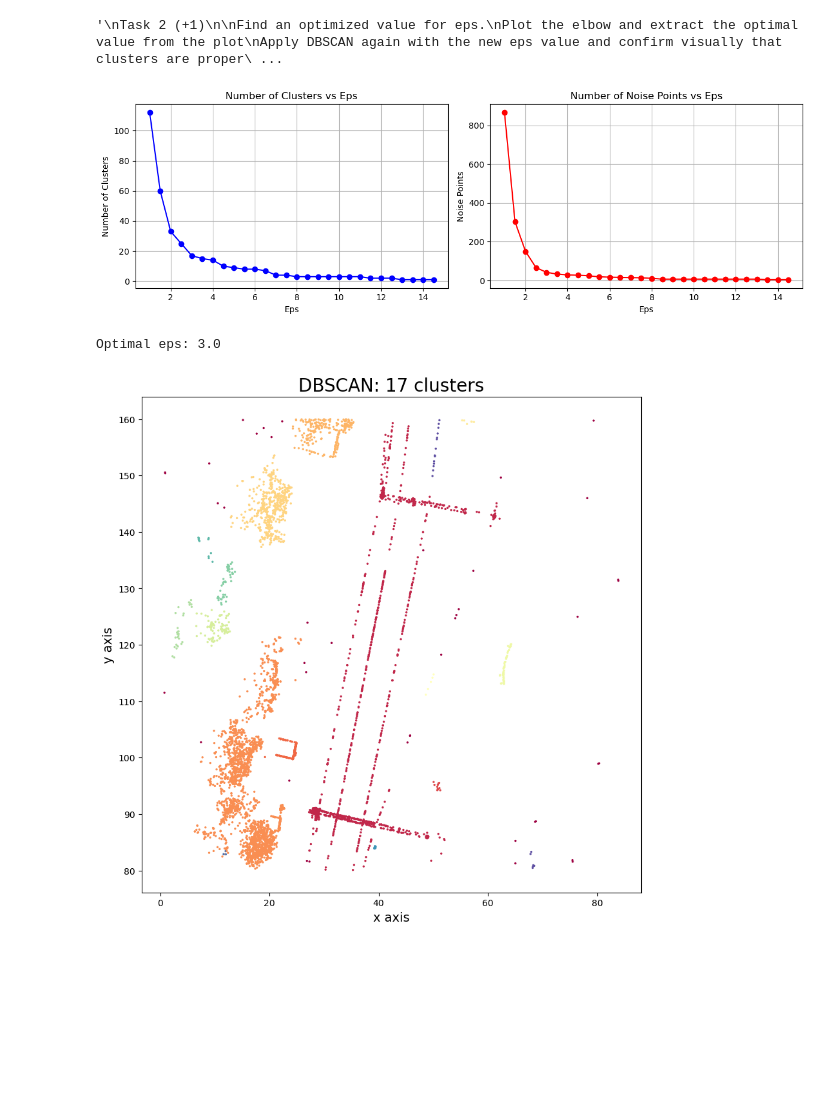
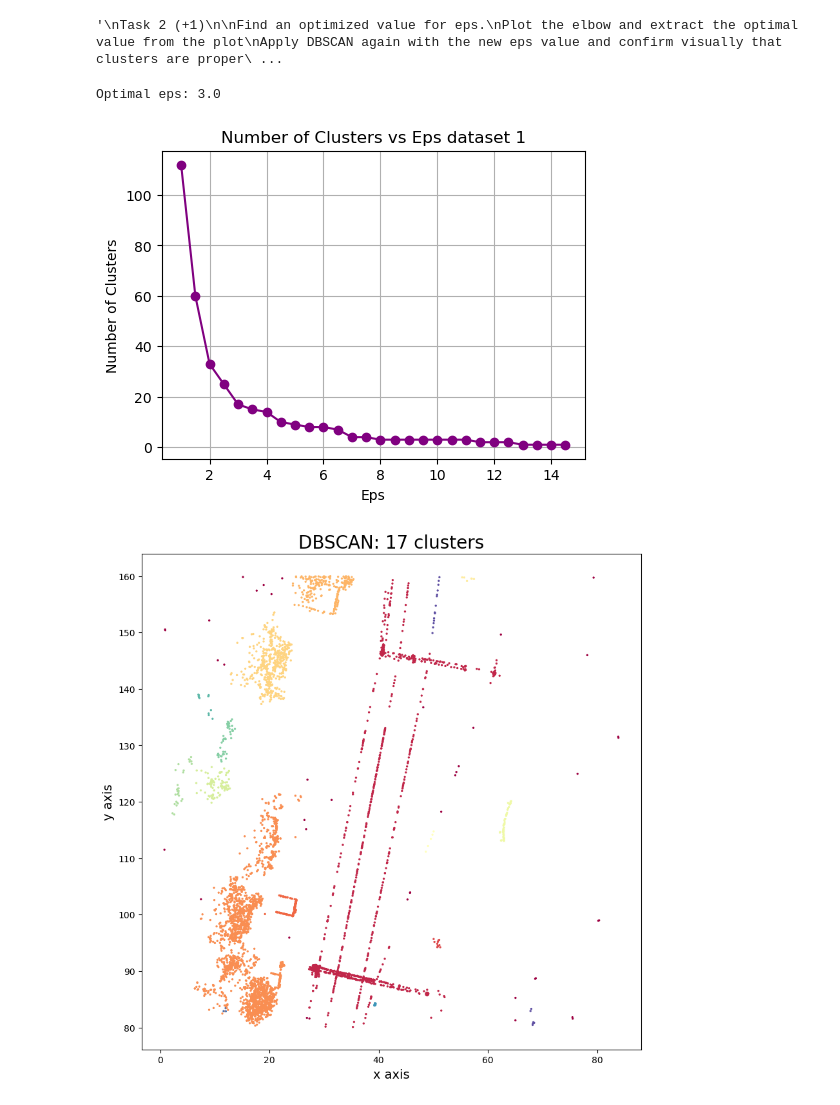
Before and after one commit to Atefeh-Mirzabeigi/LiDAR-Point-Cloud-Processing, a Jupyter notebook: Lidar_assignment-1/share.ipynb, the cells around one changed output. Drawn from its saved outputs; the diff is of its cells as text; code cells hidden in the pictures; blank space fills up the shorter version.

```diff
--- a/Lidar_assignment-1/share2.ipynb
+++ b/Lidar_assignment-1/share.ipynb
@@ -212,32 +212,22 @@ Add the cluster plots to your github project Readme
 # %%
 eps_values = np.arange(1,15,0.5)
 cluster_counts = []
-noise_counts = []
 for eps in eps_values:
     clustering = DBSCAN(eps = eps, min_samples=5).fit(pcd_above_ground)
     clusters = len(set(clustering.labels_)) - (1 if -1 in clustering.labels_ else 0)
     cluster_counts.append(clusters)
-    noise = list(clustering.labels_).count(-1)
-    noise_counts.append(noise)
+
+# noise = list(clustering.labels_).count(-1)
+
 
 plt.figure(figsize=(12, 4))
 
 plt.subplot(1, 2, 1)
-plt.plot(eps_values, cluster_counts, 'b-o')
-plt.title('Number of Clusters vs Eps')
+plt.plot(eps_values, cluster_counts, 'b-o',c='purple')
+plt.title('Number of Clusters vs Eps dataset 1')
 plt.xlabel('Eps')
 plt.ylabel('Number of Clusters')
 plt.grid(True)
-
-plt.subplot(1, 2, 2)
-plt.plot(eps_values, noise_counts, 'r-o')
-plt.title('Number of Noise Points vs Eps')
-plt.xlabel('Eps')
-plt.ylabel('Noise Points')
-plt.grid(True)
-
-plt.tight_layout()
-plt.show()
 
 
 def find_elbow_distance_method(eps_values, cluster_counts):
@@ -255,35 +245,35 @@ def find_elbow_distance_method(eps_values, cluster_counts):
     elbow_index = np.argmax(distances)
     return eps_values[elbow_index]
 
 
 optimal_eps = find_elbow_distance_method(eps_values, cluster_counts)
 print(f"Optimal eps: {optimal_eps}")
 
 unoptimal_eps = 3
 # find the elbow
 clustering = DBSCAN(eps = unoptimal_eps, min_samples=5).fit(pcd_above_ground)
 
 #%%
 clusters = len(set(clustering.labels_)) - (1 if -1 in clustering.labels_ else 0)
 colors = [plt.cm.Spectral(each) for each in np.linspace(0, 1, clusters)]
 
 # %%
 # Plotting resulting clusters
 plt.figure(figsize=(10,10))
 plt.scatter(pcd_above_ground[:,0],
             pcd_above_ground[:,1],
             c=clustering.labels_,
             cmap=matplotlib.colors.ListedColormap(colors),
             s=2)
 
 
 plt.title('DBSCAN: %d clusters' % clusters,fontsize=20)
 plt.xlabel('x axis',fontsize=14)
 plt.ylabel('y axis',fontsize=14)
 plt.show()
 # %% [output]
+Optimal eps: 3.0
-[figure, old version]
+[figure, new version]
-Optimal eps: 3.0
 [figure]
 # %%
 
```
Also changed, not shown: parts of 3 cells of this notebook, 6 other files.
